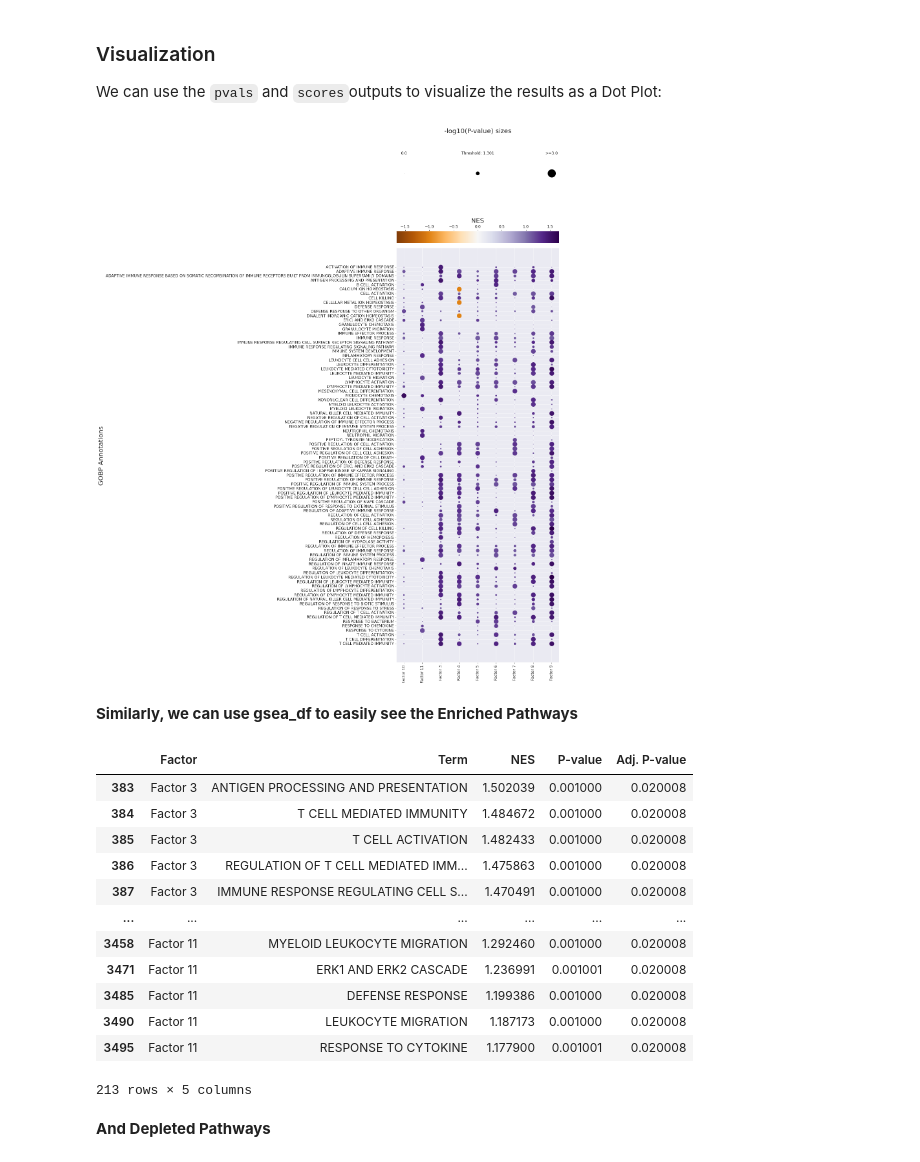
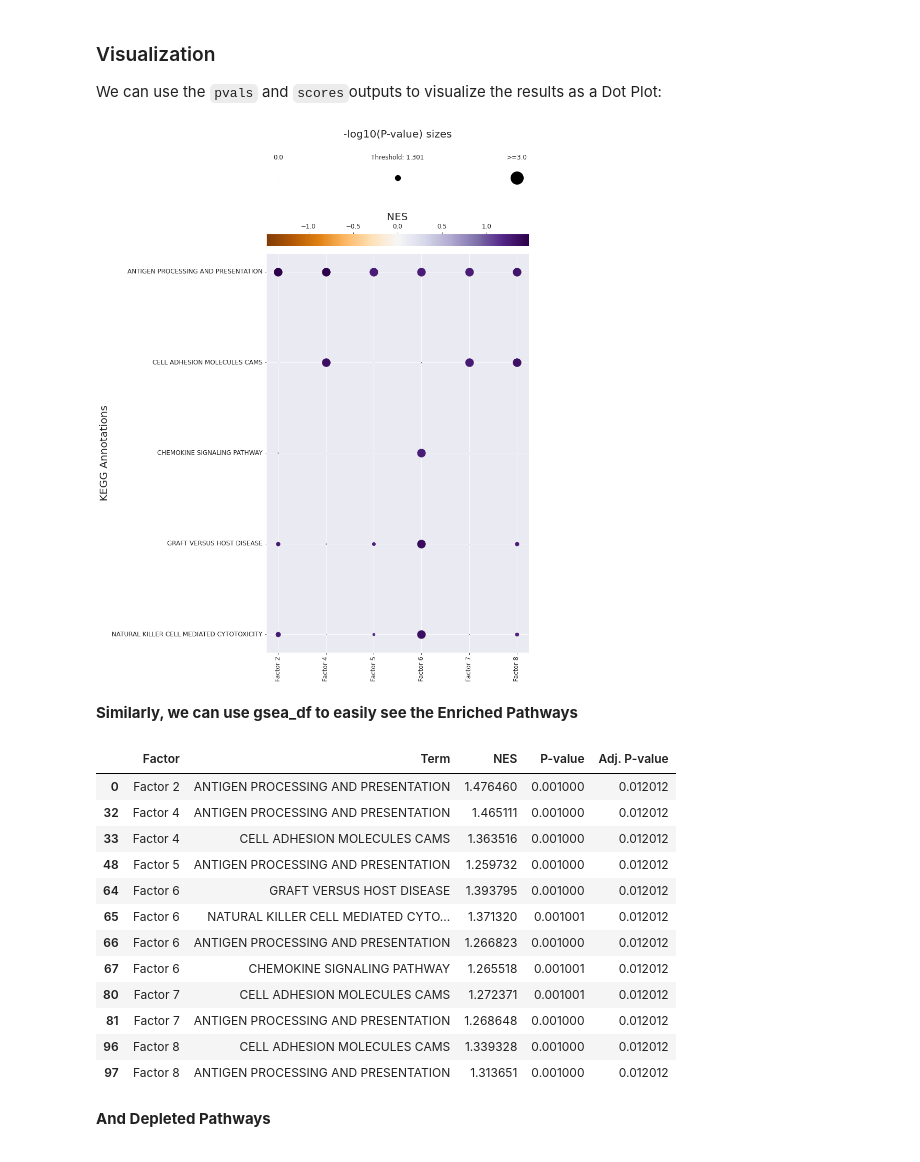
Before and after one commit to saezlab/ccc_protocols, a Jupyter notebook: notebooks/ccc_python/06-Functional-Footprinting.ipynb, the cells around one changed output. Drawn from its saved outputs; the diff is of its cells as text; code cells hidden in the pictures.

```diff
--- a/notebooks/ccc_python/06-Functional-Footprinting.ipynb
+++ b/notebooks/ccc_python/06-Functional-Footprinting.ipynb
@@ -52,7 +52,7 @@ In this case, we will run the PreRank method of GSEA since our LR pairs are pre-
 **First, specify which organism and annotation DB to use**
 # %%
 organism = 'human' # For the COVID-19 data analyzed with LIANA+Tensor-cell2cell
-pathwaydb = 'GOBP' # GO Terms (Biological Processes)
+pathwaydb = 'KEGG' # KEGG Pathways
 # %% [markdown]
 **Generate the LR-gene set that will be used for running GSEA**
 # %%
@@ -111,38 +114,38 @@ We can use the `pvals` and `scores`outputs to visualize the results as a Dot Plo
 # %%
 with sns.axes_style("darkgrid"):
     dotplot = c2c.plotting.pval_plot.generate_dot_plot(pval_df=pvals,
                                                        score_df=scores,
                                                        significance=0.05,
                                                        xlabel='',
                                                        ylabel='{} Annotations'.format(pathwaydb),
                                                        cbar_title='NES',
                                                        cmap='PuOr',
-                                                       figsize=(9, 30),
+                                                       figsize=(9, 18),
                                                        label_size=20,
                                                        title_size=20,
                                                        tick_size=12,
                                                        filename=output_folder + '/GSEA-Dotplot.pdf'
                                                       )
 # %% [output]
-[figure, old version]
+[figure, new version]
 # %% [markdown]
 **Similarly, we can use gsea_df to easily see the Enriched Pathways**
 # %%
 gsea_df.loc[(gsea_df['Adj. P-value'] < 0.05) & (gsea_df['NES'] > 0.)]
 # %% [output]
 |  | Factor | Term | NES | P-value | Adj. P-value |
-| 383 | Factor 3 | ANTIGEN PROCESSING AND PRESENTATION | 1.502039 | 0.001000 | 0.020008 |
-| 384 | Factor 3 | T CELL MEDIATED IMMUNITY | 1.484672 | 0.001000 | 0.020008 |
-| 385 | Factor 3 | T CELL ACTIVATION | 1.482433 | 0.001000 | 0.020008 |
-| 386 | Factor 3 | REGULATION OF T CELL MEDIATED IMM... | 1.475863 | 0.001000 | 0.020008 |
-| 387 | Factor 3 | IMMUNE RESPONSE REGULATING CELL S... | 1.470491 | 0.001000 | 0.020008 |
-| ... | ... | ... | ... | ... | ... |
-| 3458 | Factor 11 | MYELOID LEUKOCYTE MIGRATION | 1.292460 | 0.001000 | 0.020008 |
-| 3471 | Factor 11 | ERK1 AND ERK2 CASCADE | 1.236991 | 0.001001 | 0.020008 |
-| 3485 | Factor 11 | DEFENSE RESPONSE | 1.199386 | 0.001000 | 0.020008 |
-| 3490 | Factor 11 | LEUKOCYTE MIGRATION | 1.187173 | 0.001000 | 0.020008 |
-| 3495 | Factor 11 | RESPONSE TO CYTOKINE | 1.177900 | 0.001001 | 0.020008 |
+| 0 | Factor 2 | ANTIGEN PROCESSING AND PRESENTATION | 1.476460 | 0.001000 | 0.012012 |
+| 32 | Factor 4 | ANTIGEN PROCESSING AND PRESENTATION | 1.465111 | 0.001000 | 0.012012 |
+| 33 | Factor 4 | CELL ADHESION MOLECULES CAMS | 1.363516 | 0.001000 | 0.012012 |
+| 48 | Factor 5 | ANTIGEN PROCESSING AND PRESENTATION | 1.259732 | 0.001000 | 0.012012 |
+| 64 | Factor 6 | GRAFT VERSUS HOST DISEASE | 1.393795 | 0.001000 | 0.012012 |
+| 65 | Factor 6 | NATURAL KILLER CELL MEDIATED CYTO... | 1.371320 | 0.001001 | 0.012012 |
+| 66 | Factor 6 | ANTIGEN PROCESSING AND PRESENTATION | 1.266823 | 0.001000 | 0.012012 |
+| 67 | Factor 6 | CHEMOKINE SIGNALING PATHWAY | 1.265518 | 0.001001 | 0.012012 |
+| 80 | Factor 7 | CELL ADHESION MOLECULES CAMS | 1.272371 | 0.001001 | 0.012012 |
+| 81 | Factor 7 | ANTIGEN PROCESSING AND PRESENTATION | 1.268648 | 0.001000 | 0.012012 |
+| 96 | Factor 8 | CELL ADHESION MOLECULES CAMS | 1.339328 | 0.001000 | 0.012012 |
+| 97 | Factor 8 | ANTIGEN PROCESSING AND PRESENTATION | 1.313651 | 0.001000 | 0.012012 |
-213 rows × 5 columns
 # %% [markdown]
 **And Depleted Pathways**
 # %%
```
Also changed, not shown: parts of 15 cells of this notebook, 5 other files.
